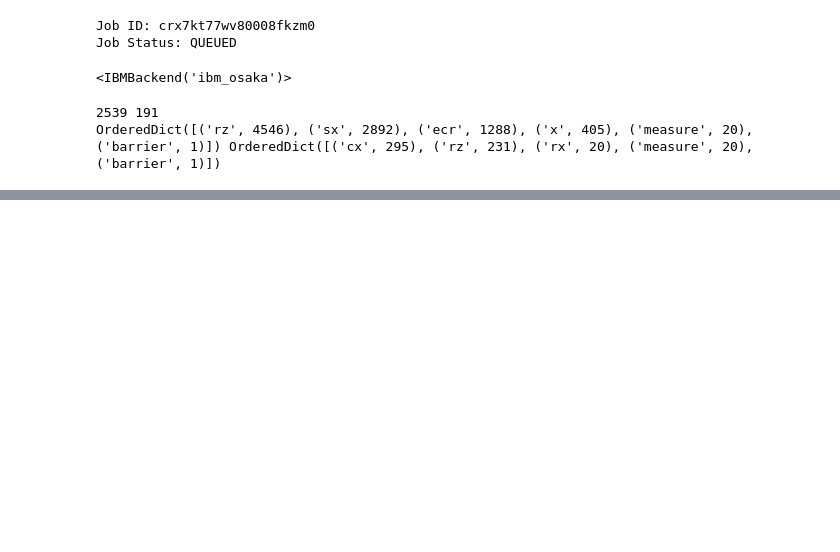
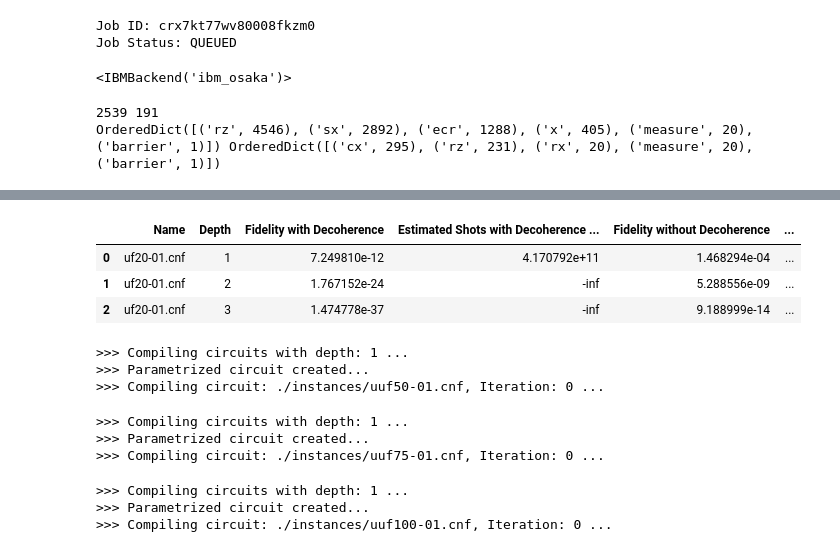
Before and after one commit to oguzcankirmemis/FPQA-MAX3-SAT, a Jupyter notebook: superconducting_experiments.ipynb, the cells around one changed output, grey strips where cells are left out. Drawn from its saved outputs; the diff is of its cells as text; code cells hidden in the pictures; blank space fills up the shorter version.

```diff
--- a/superconducting_experiments.ipynb
+++ b/superconducting_experiments.ipynb
@@ -89,0 +119,22 @@ print(calculate_swap_overhead(transpiled_circuit, eagle_circuit))
+# %%
+data_schema = [
+    "Name",
+    "Depth",
+    "Fidelity with Decoherence",
+    "Estimated Shots with Decoherence for 2/3 Success Rate",
+    "Fidelity without Decoherence",
+    "Estimated Shots without Decoherence for 2/3 Success Rate",
+    "Average Swap Overhead",
+    "Average Number of Two Qubit Gates",
+    "Iterations"
+]
+
+data = []
+# %%
+max_depth = 3
+iterations = 10
+
+for p in range(1, max_depth + 1):
+    print(f">>> Compiling circuits with depth: {p} ...")
+    result = run_experiment("./instances/uf20-01.cnf", backend, depth=p, iterations=iterations)
+    data.append(["uf20-01.cnf", p] + result + [10])
@@ -89,0 +168,9 @@ print(calculate_swap_overhead(transpiled_circuit, eagle_circuit))
+# %%
+df_20 = pd.DataFrame(data, columns=data_schema)
+
+df_20https://meet.google.com/shs-qpin-sds?authuser=0
+# %% [output]
+|  | Name | Depth | Fidelity with Decoherence | Estimated Shots with Decoherence ... | Fidelity without Decoherence | ... |
+| 0 | uf20-01.cnf | 1 | 7.249810e-12 | 4.170792e+11 | 1.468294e-04 | ... |
+| 1 | uf20-01.cnf | 2 | 1.767152e-24 | -inf | 5.288556e-09 | ... |
+| 2 | uf20-01.cnf | 3 | 1.474778e-37 | -inf | 9.188999e-14 | ... |
@@ -89,0 +193,36 @@ print(calculate_swap_overhead(transpiled_circuit, eagle_circuit))
+# %%
+max_depth = 1
+iterations = 1
+
+for p in range(1, max_depth + 1):
+    print(f">>> Compiling circuits with depth: {p} ...")
+    result = run_experiment("./instances/uuf50-01.cnf", backend, depth=p, iterations=iterations)
+    data_2.append(["uuf50-01.cnf", p] + result + [10])
+# %% [output]
+>>> Compiling circuits with depth: 1 ...
+>>> Parametrized circuit created...
+>>> Compiling circuit: ./instances/uuf50-01.cnf, Iteration: 0 ...
+# %%
+max_depth = 1
+iterations = 1
+
+for p in range(1, max_depth + 1):
+    print(f">>> Compiling circuits with depth: {p} ...")
+    result = run_experiment("./instances/uuf75-01.cnf", backend, depth=p, iterations=iterations)
+    data_2.append(["uuf75-01.cnf", p] + result + [10])
+# %% [output]
+>>> Compiling circuits with depth: 1 ...
+>>> Parametrized circuit created...
+>>> Compiling circuit: ./instances/uuf75-01.cnf, Iteration: 0 ...
+# %%
+max_depth = 1
+iterations = 1
+
+for p in range(1, max_depth + 1):
+    print(f">>> Compiling circuits with depth: {p} ...")
+    result = run_experiment("./instances/uuf100-01.cnf", backend, depth=p, iterations=iterations)
+    data_2.append(["uuf100-01.cnf", p] + result + [10])
+# %% [output]
+>>> Compiling circuits with depth: 1 ...
+>>> Parametrized circuit created...
+>>> Compiling circuit: ./instances/uuf100-01.cnf, Iteration: 0 ...
```
Also changed, not shown: parts of 14 cells of this notebook, 24 other files.
